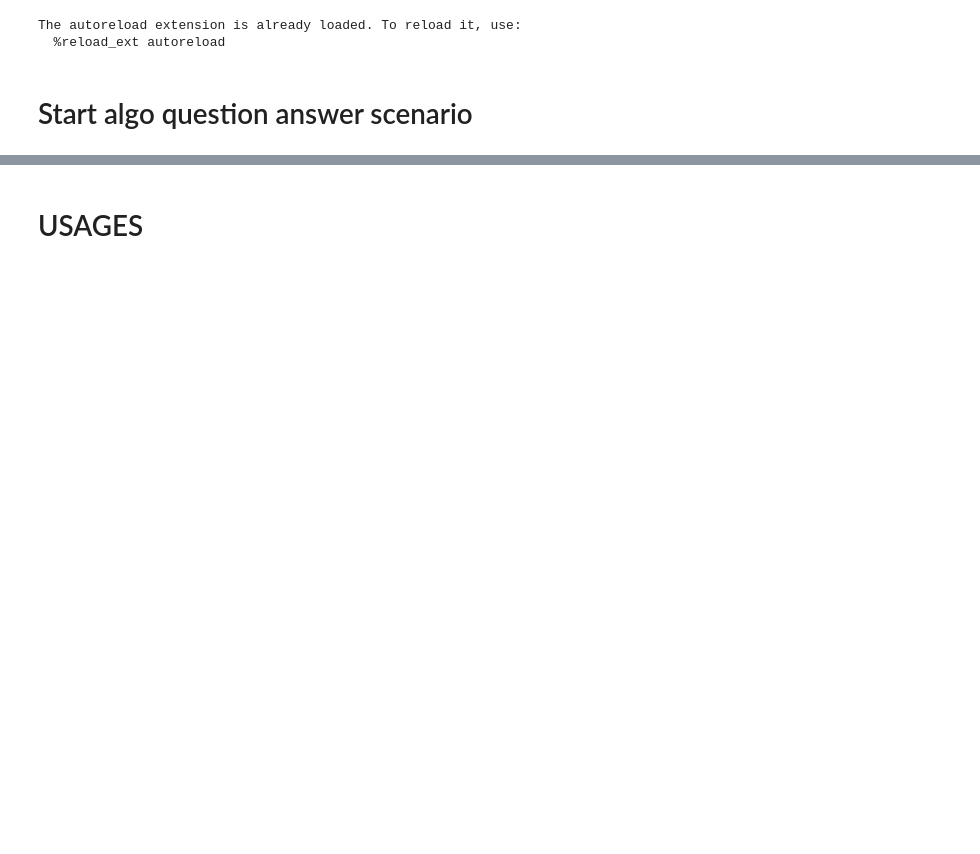
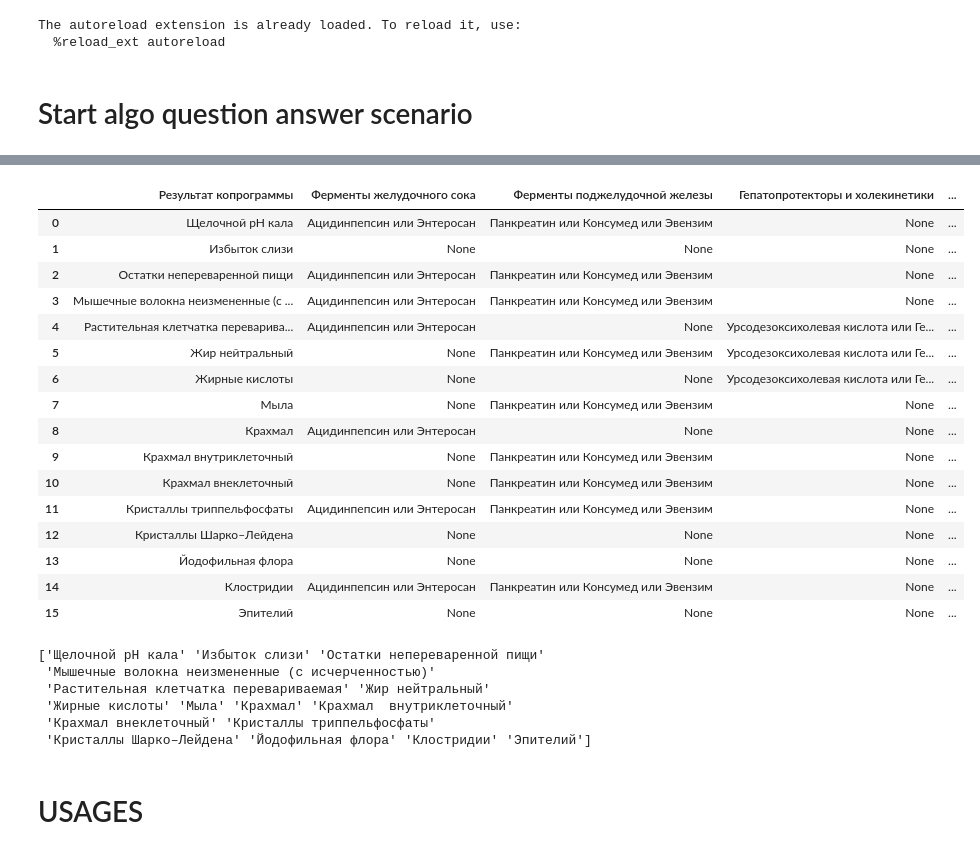
Before and after one commit to NikolayTV/zbl_algorithm, a Jupyter notebook: algo.ipynb, the cells around one changed output, grey strips where cells are left out. Saved outputs shown, nothing was run; the diff lists cells and outputs as text; code cells hidden in the pictures; blank space fills up the shorter version.

```diff
--- a/algo.ipynb
+++ b/algo.ipynb
@@ -190,3 +685,32 @@ student_card
+# %%
+koprogramma_df()
+# %% [output]
+|  | Результат копрограммы | Ферменты желудочного сока | Ферменты поджелудочной железы | Гепатопротекторы и холекинетики | ... |
+| 0 | Щелочной рН кала | Ацидинпепсин или Энтеросан | Панкреатин или Консумед или Эвензим | None | ... |
+| 1 | Избыток слизи | None | None | None | ... |
+| 2 | Остатки непереваренной пищи | Ацидинпепсин или Энтеросан | Панкреатин или Консумед или Эвензим | None | ... |
+| 3 | Мышечные волокна неизмененные (с ... | Ацидинпепсин или Энтеросан | Панкреатин или Консумед или Эвензим | None | ... |
+| 4 | Растительная клетчатка переварива... | Ацидинпепсин или Энтеросан | None | Урсодезоксихолевая кислота или Ге... | ... |
+| 5 | Жир нейтральный | None | Панкреатин или Консумед или Эвензим | Урсодезоксихолевая кислота или Ге... | ... |
+| 6 | Жирные кислоты | None | None | Урсодезоксихолевая кислота или Ге... | ... |
+| 7 | Мыла | None | Панкреатин или Консумед или Эвензим | None | ... |
+| 8 | Краxмал | Ацидинпепсин или Энтеросан | None | None | ... |
+| 9 | Краxмал внутриклеточный | None | Панкреатин или Консумед или Эвензим | None | ... |
+| 10 | Крахмал внеклеточный | None | Панкреатин или Консумед или Эвензим | None | ... |
+| 11 | Кристаллы триппельфосфаты | Ацидинпепсин или Энтеросан | Панкреатин или Консумед или Эвензим | None | ... |
+| 12 | Кристаллы Шарко–Лейдена | None | None | None | ... |
+| 13 | Йодофильная флора | None | None | None | ... |
+| 14 | Клостридии | Ацидинпепсин или Энтеросан | Панкреатин или Консумед или Эвензим | None | ... |
+| 15 | Эпителий | None | None | None | ... |
+# %%
+print(koprogramma_df()['Результат копрограммы'].values)
+# %% [output]
+['Щелочной рН кала' 'Избыток слизи' 'Остатки непереваренной пищи'
+ 'Мышечные волокна неизмененные (с исчерченностью)'
+ 'Растительная клетчатка перевариваемая' 'Жир нейтральный'
+ 'Жирные кислоты' 'Мыла' 'Краxмал' 'Краxмал  внутриклеточный'
+ 'Крахмал внеклеточный' 'Кристаллы триппельфосфаты'
+ 'Кристаллы Шарко–Лейдена' 'Йодофильная флора' 'Клостридии' 'Эпителий']
 # %% [markdown]
 # USAGES
 # %%
```
Also changed, not shown: parts of 25 cells of this notebook, 11 other files.
